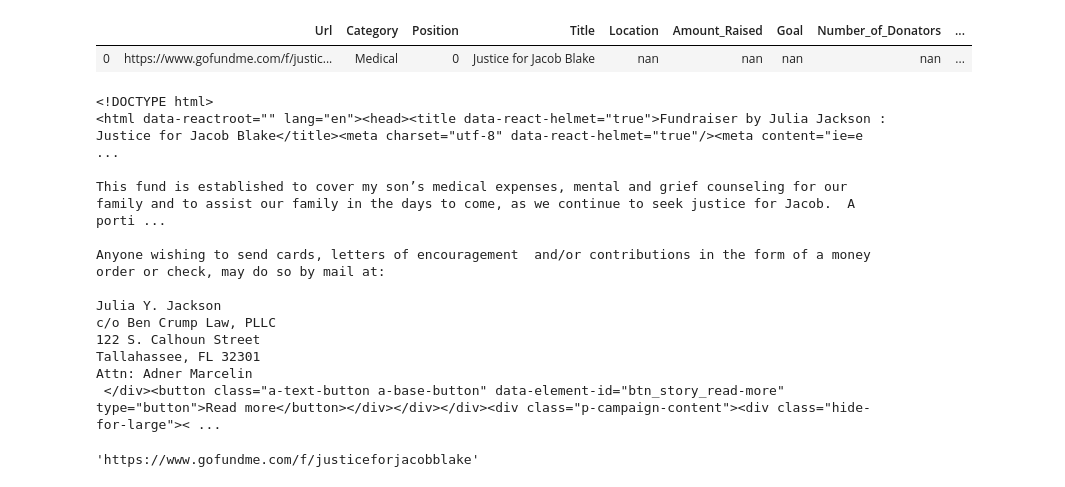
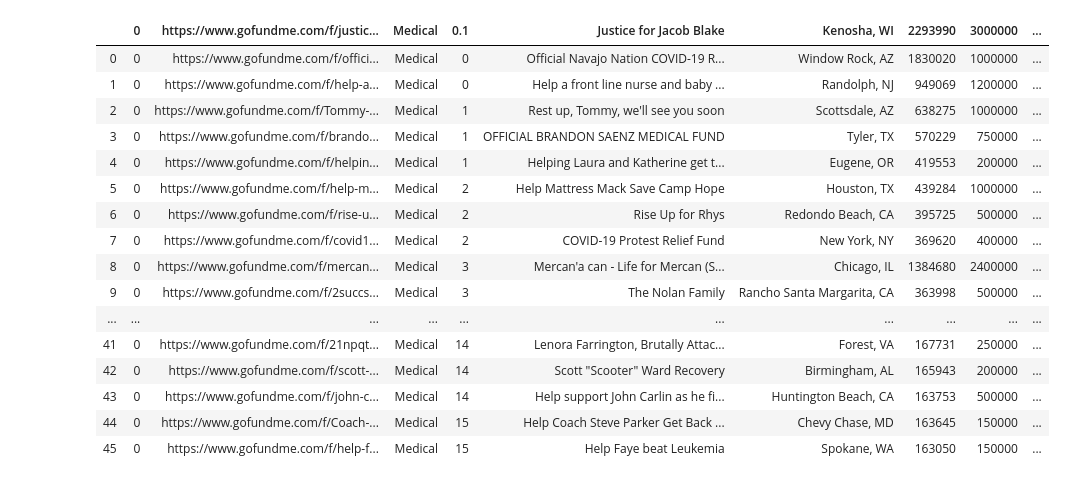
Before and after one commit to djleung/DS3-GoFundMe, a Jupyter notebook: GoFundMe Scrape Data.ipynb, the cells around one changed output. Saved outputs shown, nothing was run; the diff lists cells and outputs as text; code cells hidden in the pictures.

```diff
--- a/GoFundMe Scrape Data.ipynb
+++ b/GoFundMe Scrape Data.ipynb
@@ -114,43 +129,22 @@ Scraping url 27
-# %%
-scrape_url(0)
-# %% [output]
-|  | Url | Category | Position | Title | Location | Amount_Raised | Goal | Number_of_Donators | ... |
-| 0 | https://www.gofundme.com/f/justic... | Medical | 0 | Justice for Jacob Blake | nan | nan | nan | nan | ... |
-# %%
-url = mydf.iloc[0][0]
-client = uReq(url)  # grabs the page
-soup = BeautifulSoup(client.read(), 'html.parser')  # using the default html parser
-
-
-#contains amount raised - goal amount - # of donators - length of fundraising
-
-#container = soup.find_all("span",{"class":"text-stat-value"})
-container = soup.find("span", {"class":"text-stat-value"})
-#info_string = container[0].text
-#info_string = info_string.splitlines()
-#info_string = list(filter(None, info_string))
-
-#amount_raised = int(info_string[0][1:].replace(',',''))
-
-#goal = re.findall('\$(.*?) goal', info_string[1])[0]
-
-#NumDonators = re.findall('by (.*?) people', info_string[2])[0]
-soup
-# %% [output]
-<!DOCTYPE html>
-<html data-reactroot="" lang="en"><head><title data-react-helmet="true">Fundraiser by Julia Jackson : Justice for Jacob Blake</title><meta charset="utf-8" data-react-helmet="true"/><meta content="ie=e ...
-
-This fund is established to cover my son’s medical expenses, mental and grief counseling for our family and to assist our family in the days to come, as we continue to seek justice for Jacob.  A porti ...
-
-Anyone wishing to send cards, letters of encouragement  and/or contributions in the form of a money order or check, may do so by mail at:
-
-Julia Y. Jackson
-c/o Ben Crump Law, PLLC
-122 S. Calhoun Street
-Tallahassee, FL 32301
-Attn: Adner Marcelin
- </div><button class="a-text-button a-base-button" data-element-id="btn_story_read-more" type="button">Read more</button></div></div></div><div class="p-campaign-content"><div class="hide-for-large">< ...
-# %%
-mydf.iloc[0][0]
-# %% [output]
-'https://www.gofundme.com/f/justiceforjacobblake'
+# %%
+mydf = pd.read_csv('v1.csv', sep = '\t')
+# %%
+mydf
+# %% [output]
+|  | 0 | https://www.gofundme.com/f/justic... | Medical | 0.1 | Justice for Jacob Blake | Kenosha, WI | 2293990 | 3000000 | ... |
+| 0 | 0 | https://www.gofundme.com/f/offici... | Medical | 0 | Official Navajo Nation COVID-19 R... | Window Rock, AZ | 1830020 | 1000000 | ... |
+| 1 | 0 | https://www.gofundme.com/f/help-a... | Medical | 0 | Help a front line nurse and baby ... | Randolph, NJ | 949069 | 1200000 | ... |
+| 2 | 0 | https://www.gofundme.com/f/Tommy-... | Medical | 1 | Rest up, Tommy, we'll see you soon | Scottsdale, AZ | 638275 | 1000000 | ... |
+| 3 | 0 | https://www.gofundme.com/f/brando... | Medical | 1 | OFFICIAL BRANDON SAENZ MEDICAL FUND | Tyler, TX | 570229 | 750000 | ... |
+| 4 | 0 | https://www.gofundme.com/f/helpin... | Medical | 1 | Helping Laura and Katherine get t... | Eugene, OR | 419553 | 200000 | ... |
+| 5 | 0 | https://www.gofundme.com/f/help-m... | Medical | 2 | Help Mattress Mack Save Camp Hope | Houston, TX | 439284 | 1000000 | ... |
+| 6 | 0 | https://www.gofundme.com/f/rise-u... | Medical | 2 | Rise Up for Rhys | Redondo Beach, CA | 395725 | 500000 | ... |
+| 7 | 0 | https://www.gofundme.com/f/covid1... | Medical | 2 | COVID-19 Protest Relief Fund | New York, NY | 369620 | 400000 | ... |
+| 8 | 0 | https://www.gofundme.com/f/mercan... | Medical | 3 | Mercan'a can - Life for Mercan (S... | Chicago, IL | 1384680 | 2400000 | ... |
+| 9 | 0 | https://www.gofundme.com/f/2succs... | Medical | 3 | The Nolan Family | Rancho Santa Margarita, CA | 363998 | 500000 | ... |
+| ... | ... | ... | ... | ... | ... | ... | ... | ... | ... |
+| 41 | 0 | https://www.gofundme.com/f/21npqt... | Medical | 14 | Lenora Farrington, Brutally Attac... | Forest, VA | 167731 | 250000 | ... |
+| 42 | 0 | https://www.gofundme.com/f/scott-... | Medical | 14 | Scott "Scooter" Ward Recovery | Birmingham, AL | 165943 | 200000 | ... |
+| 43 | 0 | https://www.gofundme.com/f/john-c... | Medical | 14 | Help support John Carlin as he fi... | Huntington Beach, CA | 163753 | 500000 | ... |
+| 44 | 0 | https://www.gofundme.com/f/Coach-... | Medical | 15 | Help Coach Steve Parker Get Back ... | Chevy Chase, MD | 163645 | 150000 | ... |
+| 45 | 0 | https://www.gofundme.com/f/help-f... | Medical | 15 | Help Faye beat Leukemia | Spokane, WA | 163050 | 150000 | ... |
```
Also changed, not shown: parts of 5 cells of this notebook.
